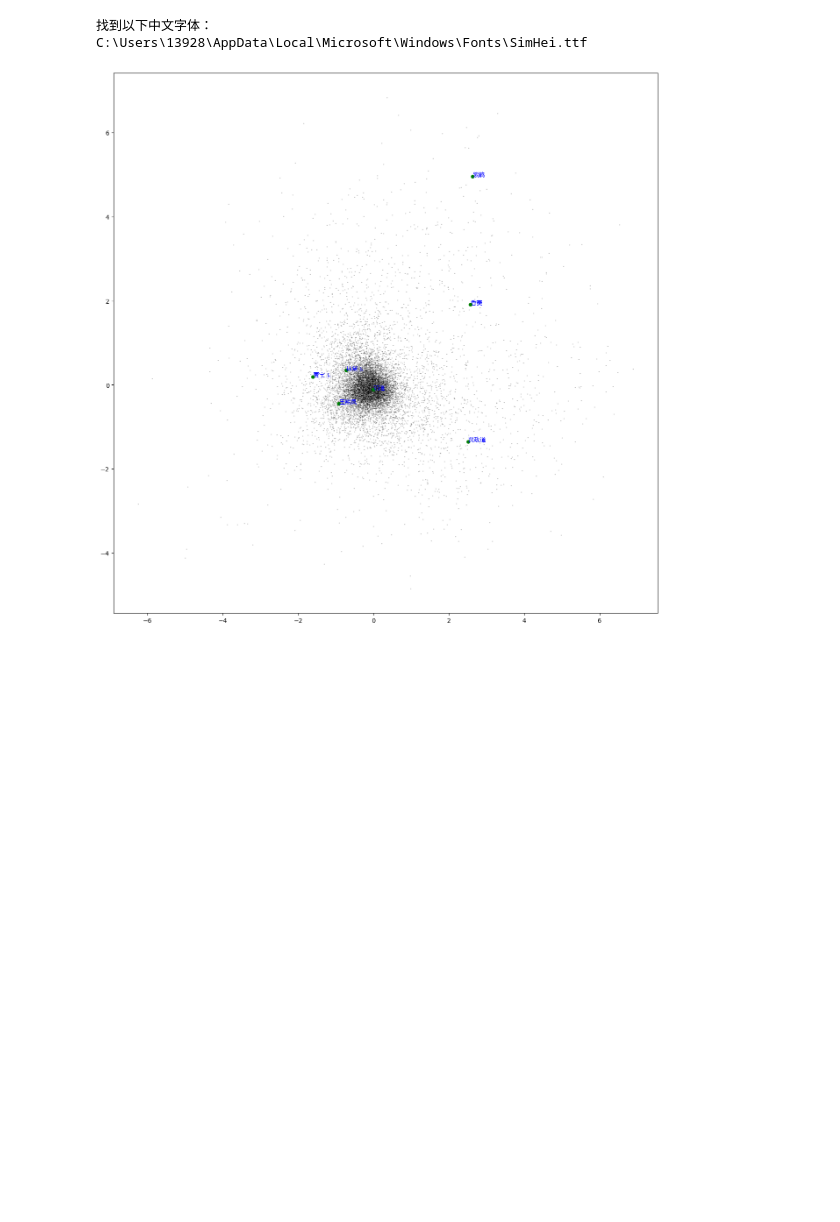
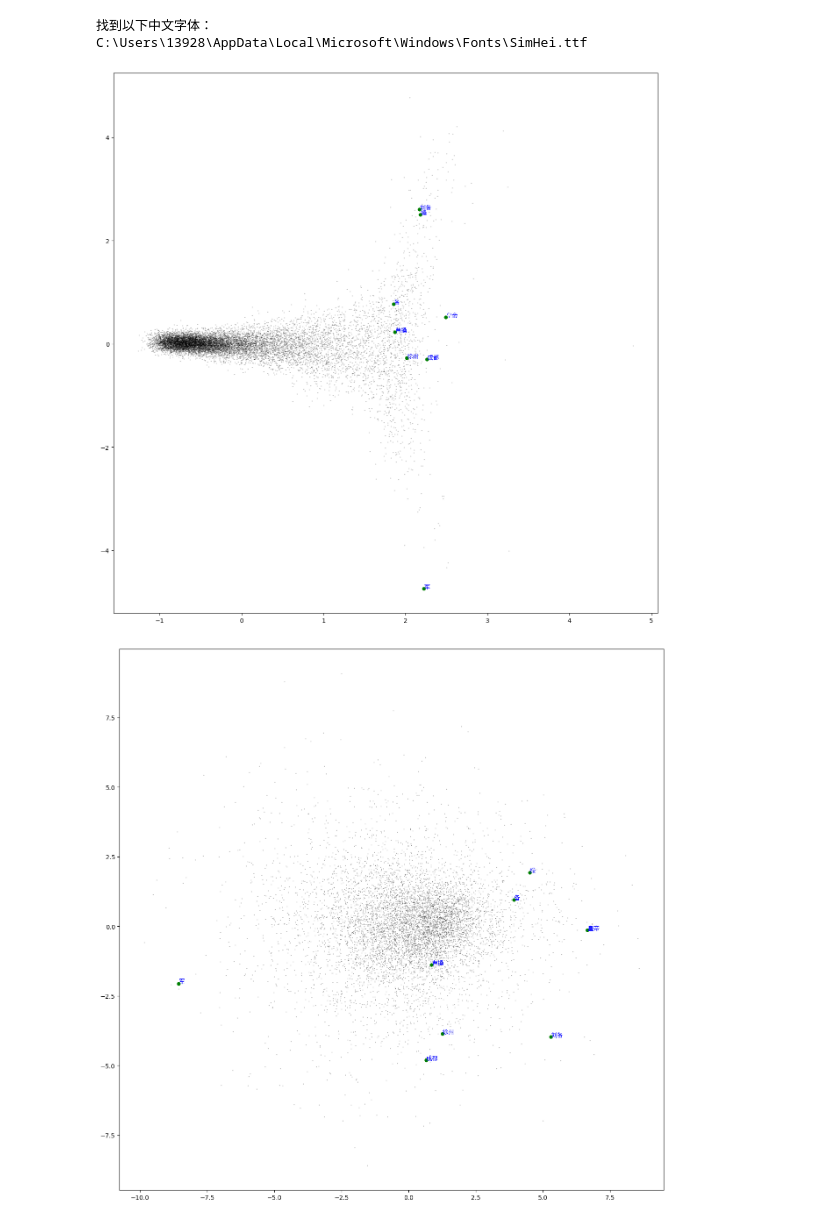
Before and after one commit to mygame182/fun-transformer, a Jupyter notebook: docs/chapter2/WordVec.ipynb, the cells around one changed output. Saved outputs shown, nothing was run; the diff lists cells and outputs as text; code cells hidden in the pictures; blank space fills up the shorter version.

```diff
--- a/docs/chapter2/WordVec.ipynb
+++ b/docs/chapter2/WordVec.ipynb
@@ -105,8 +112,8 @@ import matplotlib.pyplot as plt
 import matplotlib
 
 # 数据预处理
-# 相对脚本路径  读取红楼梦文本
-f = open(r"hongloumeng.txt",encoding='utf-8')
+# 相对脚本路径  读取文本
+f = open(r"sanguoyanyi.txt",encoding='utf-8')
 #f = open(r"E:/Program_python/fun-transformer-main/fun-transformer/docs/chapter2/hongloumeng.txt",encoding='utf-8')
 lines = []
 for line in f:
@@ -135,8 +142,8 @@ print(lines[:3]) # 展示前三段的分词结果
 # negative: 负采样的个数
 # workers: 训练时使用的线程数
 
-model1 = Word2Vec(lines, vector_size = 20, window=3, min_count=3, \
-                 epochs=20,negative=10) # 这里为了训练速度，对参数值设置较低
+model1 = Word2Vec(lines, vector_size = 10, window=3, min_count=3, \
+                 epochs=7,negative=10) # 这里为了训练速度，对参数值设置较低
 
 model2 = Word2Vec(lines, vector_size = 100, window=5, min_count=5, \
                   epochs=50,negative=10) # 对比模型
@@ -147,14 +154,16 @@ model2.save("word2vec_gensim2")
 
 
 # 查看 “林黛玉” 的词向量
-print(model1.wv.get_vector("林黛玉"))
+# print(model1.wv.get_vector("林黛玉"))
 
-# 查看与“林黛玉”最相近的前5个词
-print(model1.wv.most_similar('林黛玉',topn=2))
-# 查看与“林黛玉”最相近的前5个词
-print(model2.wv.most_similar('林黛玉',topn=5))
+# 查看与“备”最相近的前5个词
+print(model1.wv.most_similar('备',topn=2))
+# 查看与“操”最相近的前5个词
+print(model2.wv.most_similar('操',topn=5))
 
-# 查看“林黛玉”与“贾宝玉”的相似度
-print(model1.wv.similarity('林黛玉', '贾宝玉'))
-print(model2.wv.similarity('林黛玉', '贾宝玉'))
+# 查看“刘备”与“曹操”的相似度
+print(model1.wv.similarity('刘备', '曹操'))
+print(model1.wv.similarity('备', '操'))
+print(model2.wv.similarity('刘备', '曹操'))
+print(model2.wv.similarity('备', '操'))
 # %% [output]
@@ -208,34 +215,36 @@ def plot_word_vectors(model, words_to_plot):
     fig = plt.figure(figsize=(16, 16))
     ax = fig.gca()
     ax.set_facecolor('white')
     ax.plot(X_reduced[:, 0], X_reduced[:, 1], '.', markersize=1, alpha=0.3, color='black')
 
     # 查找系统中可用的中文字体
     font_list = fm.findSystemFonts(fontpaths=None, fontext='ttf')
     for font in font_list:
         if 'SimHei' in font:
             zhfont1 = fm.FontProperties(fname=font, size=10)
             break
     else:
         print("未找到 SimHei 字体，可能需要安装。")
         return
 
     for w in words_to_plot:
         if w in word2ind:
             ind = word2ind[w]
             xy = X_reduced[ind]
             plt.plot(xy[0], xy[1], '.', alpha=1, color='green', markersize=10)
             plt.text(xy[0], xy[1], w, alpha=1, color='blue', fontproperties=zhfont1)
 
     plt.show()
 
 # 假设已经加载了词向量模型
 # 这里需要根据实际情况加载模型，例如：
 # from gensim.models import Word2Vec
 # model = Word2Vec.load('your_model.bin')
 
-words = ['紫鹃', '香菱', '王熙凤', '林黛玉', '贾宝玉', '贾政道', '消遣']
-plot_word_vectors(model, words)
+words = ['备', '操','刘备','曹操', '成都', '军', '徐州', '皇帝']
+plot_word_vectors(model1, words)
+plot_word_vectors(model2, words)
 # %% [output]
-[figure, old version]
+[figure, new version]
+[figure, added]
 # %% [markdown]
```
Also changed, not shown: parts of 5 cells of this notebook, 6 other files.
